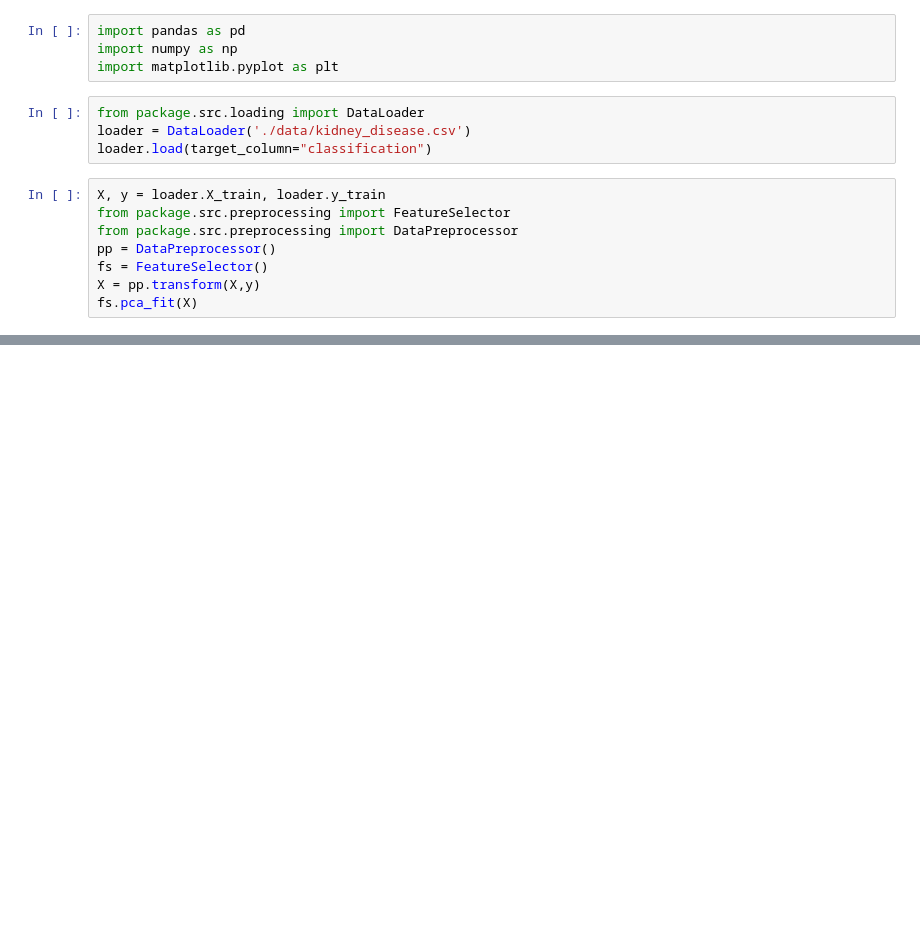
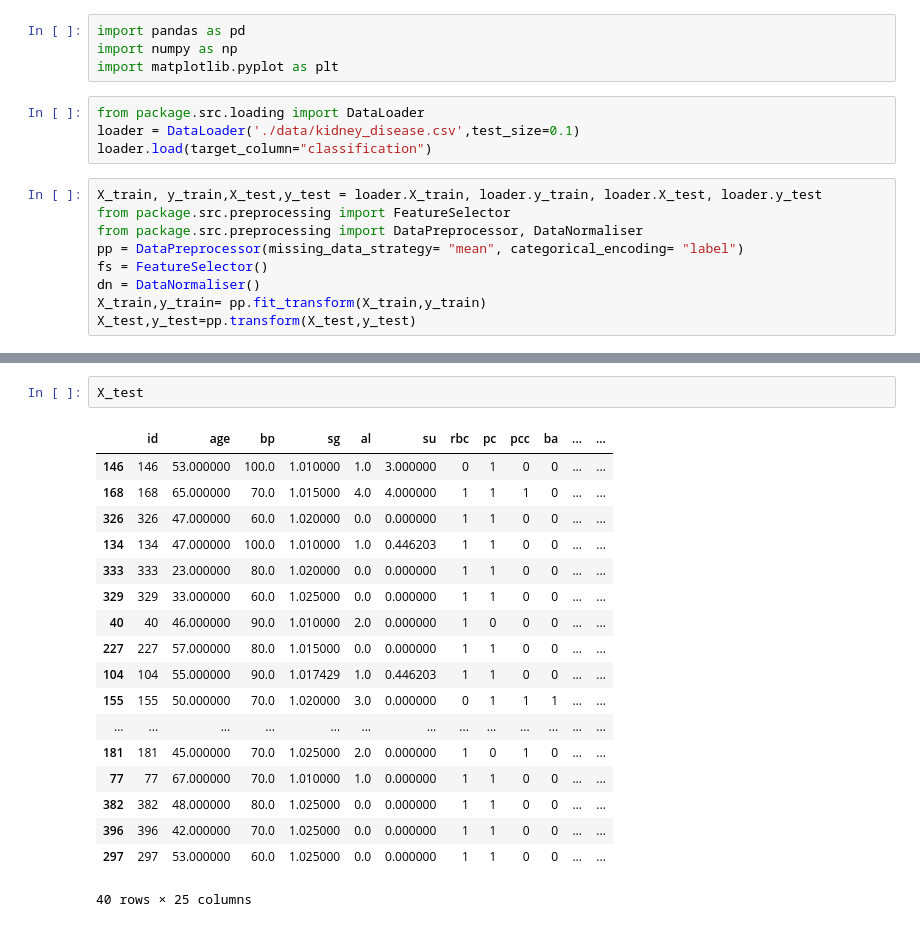
Before and after one commit to tyler-moad/Projet_ML_Pipeline, a Jupyter notebook: notebook.ipynb, the cells around one changed output, grey strips where cells are left out. Saved outputs shown, nothing was run; the diff lists cells and outputs as text; blank space fills up the shorter version.

Commit message:
Fix  bugs on dataloader and avoid data leakage

```diff
--- a/notebook.ipynb
+++ b/notebook.ipynb
@@ -4,16 +4,17 @@ import numpy as np
 import matplotlib.pyplot as plt
 # %%
 from package.src.loading import DataLoader
-loader = DataLoader('./data/kidney_disease.csv')
+loader = DataLoader('./data/kidney_disease.csv',test_size=0.1)
 loader.load(target_column="classification")
 # %%
-X, y = loader.X_train, loader.y_train
+X_train, y_train,X_test,y_test = loader.X_train, loader.y_train, loader.X_test, loader.y_test
 from package.src.preprocessing import FeatureSelector
-from package.src.preprocessing import DataPreprocessor
-pp = DataPreprocessor()
+from package.src.preprocessing import DataPreprocessor, DataNormaliser
+pp = DataPreprocessor(missing_data_strategy= "mean", categorical_encoding= "label")
 fs = FeatureSelector()
-X = pp.transform(X,y)
-fs.pca_fit(X)
+dn = DataNormaliser()
+X_train,y_train= pp.fit_transform(X_train,y_train)
+X_test,y_test=pp.transform(X_test,y_test)
 # %% [output]
 rbc
 pc
@@ -80,0 +124,21 @@ plot_corr(df)
+# %%
+X_test
+# %% [output]
+|  | id | age | bp | sg | al | su | rbc | pc | pcc | ba | ... | ... |
+| 146 | 146 | 53.000000 | 100.0 | 1.010000 | 1.0 | 3.000000 | 0 | 1 | 0 | 0 | ... | ... |
+| 168 | 168 | 65.000000 | 70.0 | 1.015000 | 4.0 | 4.000000 | 1 | 1 | 1 | 0 | ... | ... |
+| 326 | 326 | 47.000000 | 60.0 | 1.020000 | 0.0 | 0.000000 | 1 | 1 | 0 | 0 | ... | ... |
+| 134 | 134 | 47.000000 | 100.0 | 1.010000 | 1.0 | 0.446203 | 1 | 1 | 0 | 0 | ... | ... |
+| 333 | 333 | 23.000000 | 80.0 | 1.020000 | 0.0 | 0.000000 | 1 | 1 | 0 | 0 | ... | ... |
+| 329 | 329 | 33.000000 | 60.0 | 1.025000 | 0.0 | 0.000000 | 1 | 1 | 0 | 0 | ... | ... |
+| 40 | 40 | 46.000000 | 90.0 | 1.010000 | 2.0 | 0.000000 | 1 | 0 | 0 | 0 | ... | ... |
+| 227 | 227 | 57.000000 | 80.0 | 1.015000 | 0.0 | 0.000000 | 1 | 1 | 0 | 0 | ... | ... |
+| 104 | 104 | 55.000000 | 90.0 | 1.017429 | 1.0 | 0.446203 | 1 | 1 | 0 | 0 | ... | ... |
+| 155 | 155 | 50.000000 | 70.0 | 1.020000 | 3.0 | 0.000000 | 0 | 1 | 1 | 1 | ... | ... |
+| ... | ... | ... | ... | ... | ... | ... | ... | ... | ... | ... | ... | ... |
+| 181 | 181 | 45.000000 | 70.0 | 1.025000 | 2.0 | 0.000000 | 1 | 0 | 1 | 0 | ... | ... |
+| 77 | 77 | 67.000000 | 70.0 | 1.010000 | 1.0 | 0.000000 | 1 | 1 | 0 | 0 | ... | ... |
+| 382 | 382 | 48.000000 | 80.0 | 1.025000 | 0.0 | 0.000000 | 1 | 1 | 0 | 0 | ... | ... |
+| 396 | 396 | 42.000000 | 70.0 | 1.025000 | 0.0 | 0.000000 | 1 | 1 | 0 | 0 | ... | ... |
+| 297 | 297 | 53.000000 | 60.0 | 1.025000 | 0.0 | 0.000000 | 1 | 1 | 0 | 0 | ... | ... |
+40 rows × 25 columns
```
Also changed, not shown: parts of 12 cells of this notebook.
